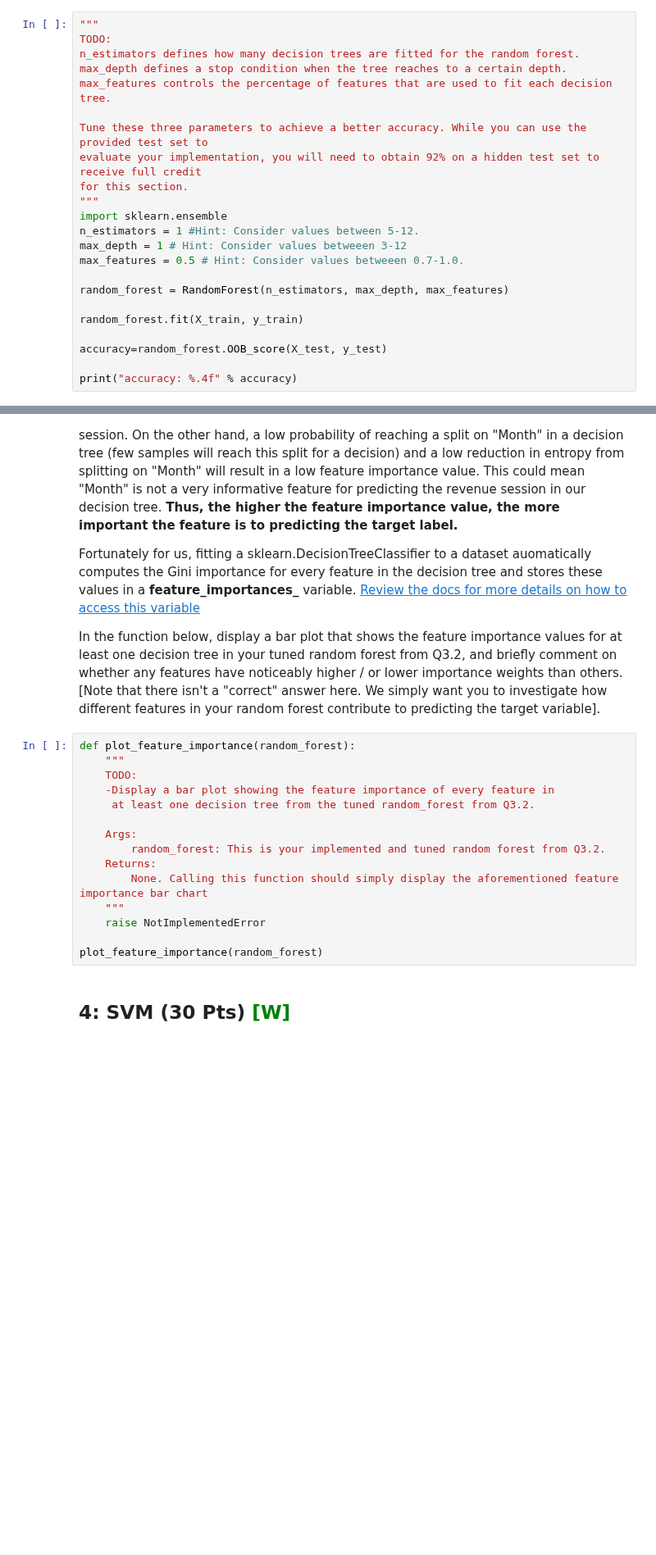
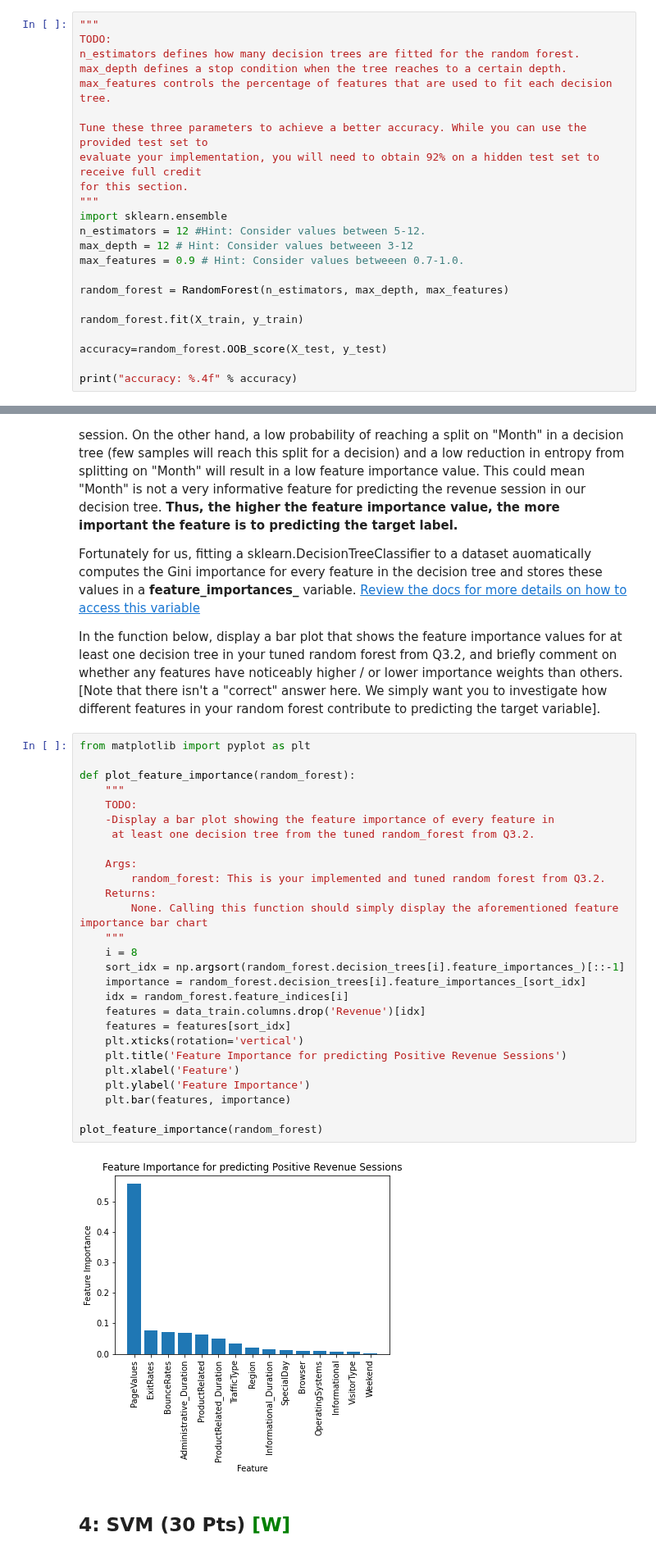
Before and after one commit to vicenteblat/CS4641, a Jupyter notebook: HW04/HW4_FALL2020_Students_v2.ipynb, the cells around one changed output, grey strips where cells are left out. Shown at 82% size. Cells and saved outputs as stored; diff of their text form; blank space fills up the shorter version.

```diff
--- a/HW04/HW4_FALL2020_Students_v2.ipynb
+++ b/HW04/HW4_FALL2020_Students_v2.ipynb
@@ -1025,9 +1026,9 @@ evaluate your implementation, you will need to obtain 92% on a hidden test set t
 for this section.
 """
 import sklearn.ensemble
-n_estimators = 1 #Hint: Consider values between 5-12.
-max_depth = 1 # Hint: Consider values betweeen 3-12
-max_features = 0.5 # Hint: Consider values betweeen 0.7-1.0.
+n_estimators = 12 #Hint: Consider values between 5-12.
+max_depth = 12 # Hint: Consider values betweeen 3-12
+max_features = 0.9 # Hint: Consider values betweeen 0.7-1.0.
 
 random_forest = RandomForest(n_estimators, max_depth, max_features)
 
@@ -1049,20 +1052,34 @@ Fortunately for us, fitting a sklearn.DecisionTreeClassifier to a dataset auomat
 
 In the function below, display a bar plot that shows the feature importance values for at least one decision tree in your tuned random forest from Q3.2, and briefly comment on whether any features have noticeably higher / or lower importance weights than others. [Note that there isn't a "correct" answer here. We simply want you to investigate how different features in your random forest contribute to predicting the target variable].
 # %%
+from matplotlib import pyplot as plt
+
 def plot_feature_importance(random_forest):
     """
     TODO:
     -Display a bar plot showing the feature importance of every feature in
      at least one decision tree from the tuned random_forest from Q3.2.
 
     Args:
         random_forest: This is your implemented and tuned random forest from Q3.2.
     Returns:
         None. Calling this function should simply display the aforementioned feature importance bar chart
     """
-    raise NotImplementedError
+    i = 8
+    sort_idx = np.argsort(random_forest.decision_trees[i].feature_importances_)[::-1]
+    importance = random_forest.decision_trees[i].feature_importances_[sort_idx]
+    idx = random_forest.feature_indices[i]
+    features = data_train.columns.drop('Revenue')[idx]
+    features = features[sort_idx]
+    plt.xticks(rotation='vertical')
+    plt.title('Feature Importance for predicting Positive Revenue Sessions')
+    plt.xlabel('Feature')
+    plt.ylabel('Feature Importance')
+    plt.bar(features, importance)
 
 plot_feature_importance(random_forest)
+# %% [output]
+[figure, added]
 # %% [markdown]
 ## 4: SVM (30 Pts) <span style="color:green">**[W]**</span>
 # %% [markdown]
```
Also changed, not shown: parts of 2 cells of this notebook.
